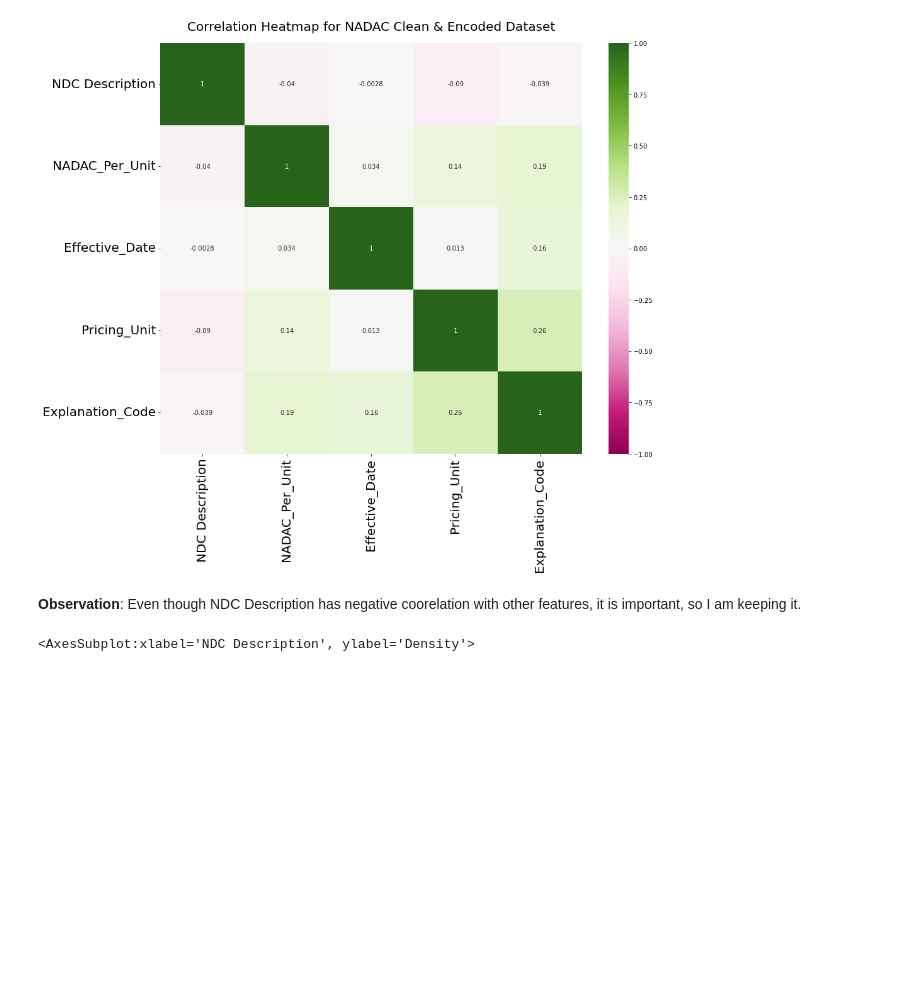
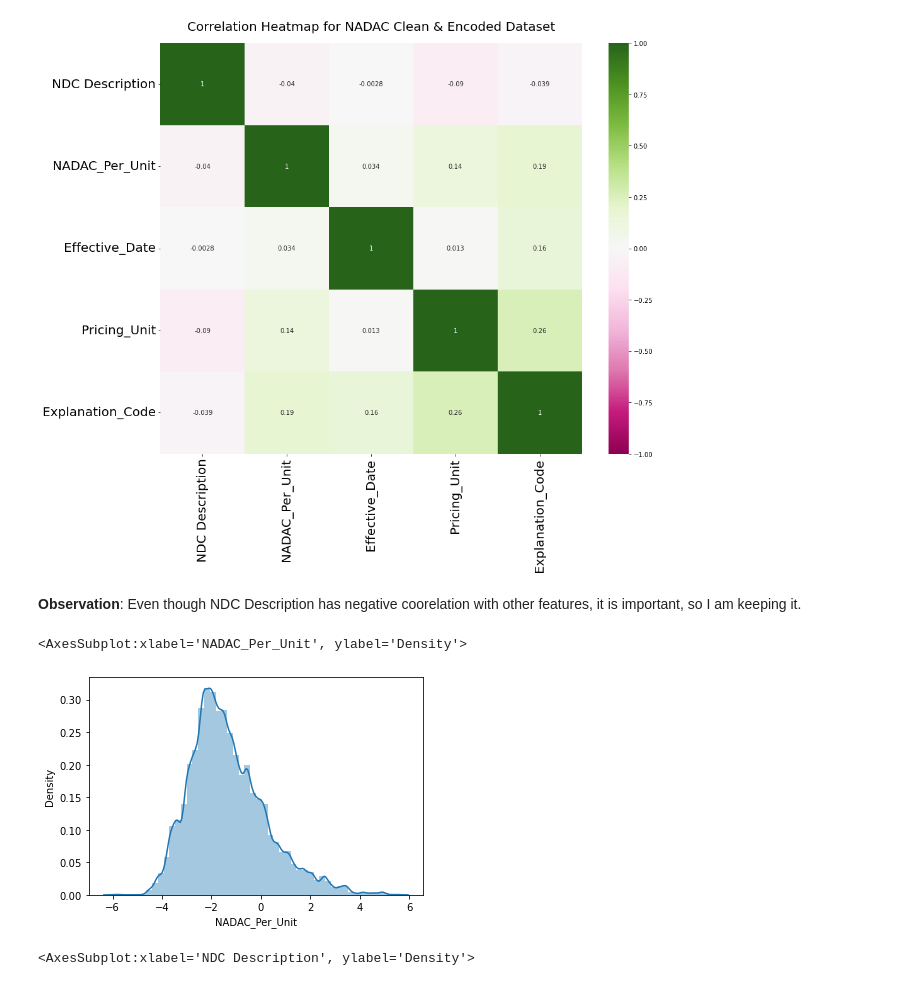
Before and after one commit to rajsandilya/Capstone, a Jupyter notebook: Capstone.ipynb, the cells around one changed output. Drawn from its saved outputs; the diff is of its cells as text; code cells hidden in the pictures; blank space fills up the shorter version.

```diff
--- a/Capstone.ipynb
+++ b/Capstone.ipynb
@@ -277,6 +277,11 @@ g.set_yticklabels(g.get_yticklabels(), rotation = 0, fontsize = 20);
 [figure]
 # %% [markdown]
 **Observation**: Even though NDC Description has negative coorelation with other features, it is important, so I am keeping it.
+# %%
+sns.distplot(np.log(nadac_generics_df_enc['NADAC_Per_Unit']))
+# %% [output]
+<AxesSubplot:xlabel='NADAC_Per_Unit', ylabel='Density'>
+[figure, added]
 # %%
 sns.distplot(nadac_generics_df_enc['NDC Description'])
 # %% [output]
```
Also changed, not shown: 1 other file.
